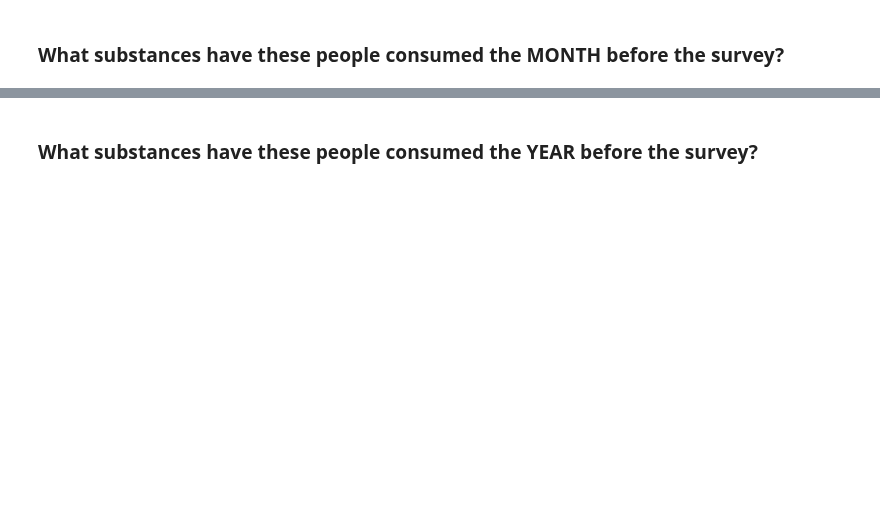
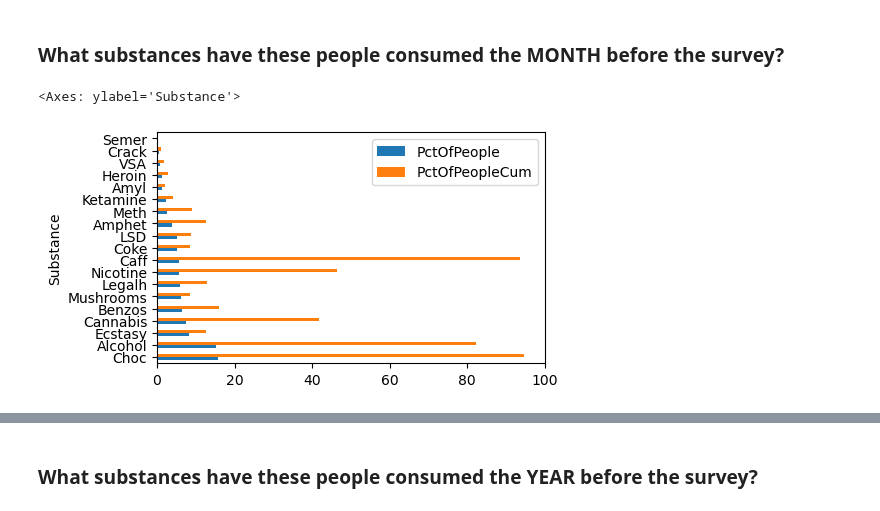
Before and after one commit to maksio420/ML, a Jupyter notebook: 7-final-drugs-anal/7. Final Group Project.ipynb, the cells around one changed output, grey strips where cells are left out. Saved outputs shown, nothing was run; the diff lists cells and outputs as text; code cells hidden in the pictures; blank space fills up the shorter version.

```diff
--- a/7-final-drugs-anal/7. Final Group Project.ipynb
+++ b/7-final-drugs-anal/7. Final Group Project.ipynb
@@ -662,0 +717,9 @@ weekly
+# %%
+monthly = make_cumulative_frequency_df(drugs_only, ['CL4', 'CL5', 'CL6'])
+
+monthly_pct = monthly[['PctOfPeople', 'PctOfPeopleCum']]
+
+monthly_pct.plot.barh(figsize=(5,3), xlim=[0,100])
+# %% [output]
+<Axes: ylabel='Substance'>
+[figure, added]
```
Also changed, not shown: parts of 56 cells of this notebook.
